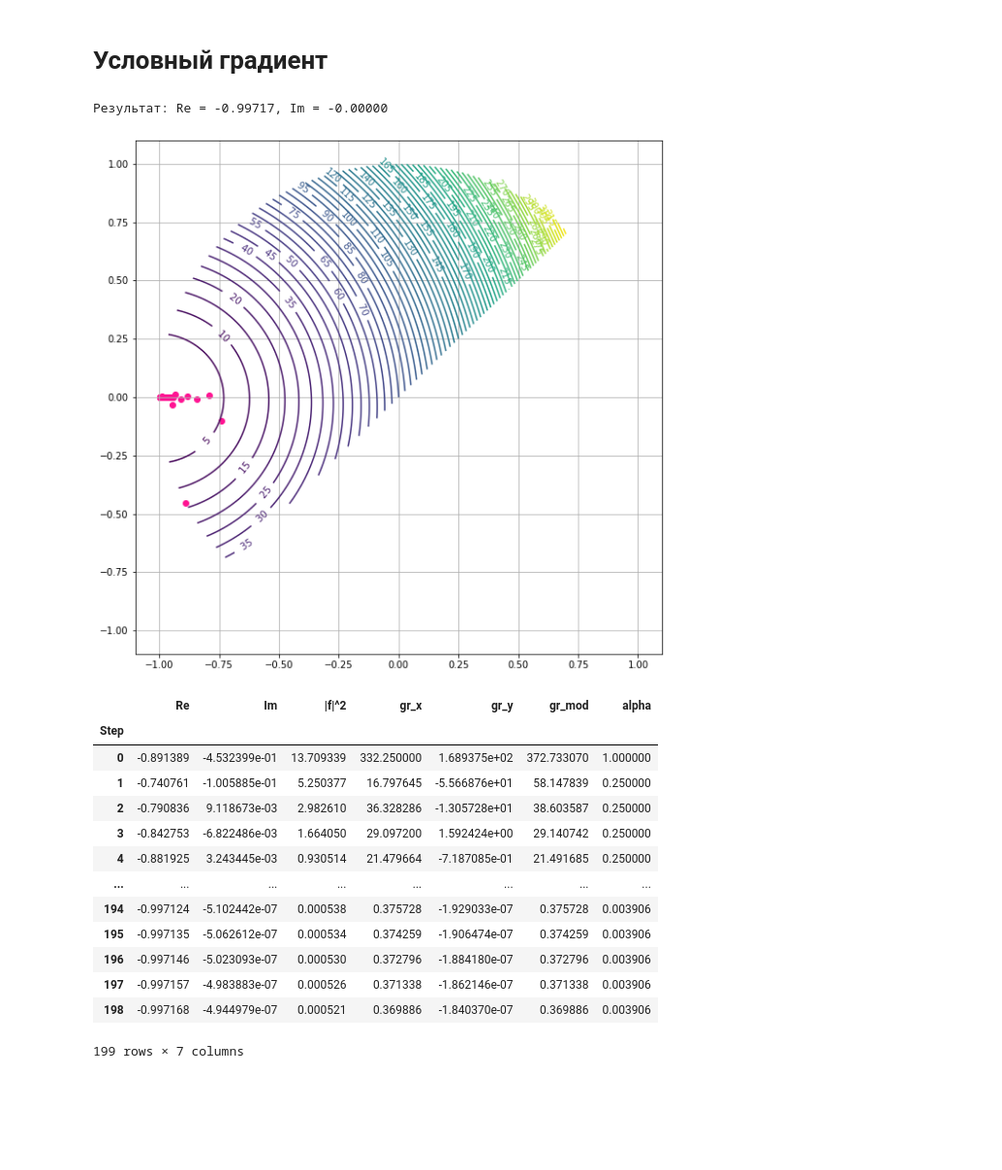
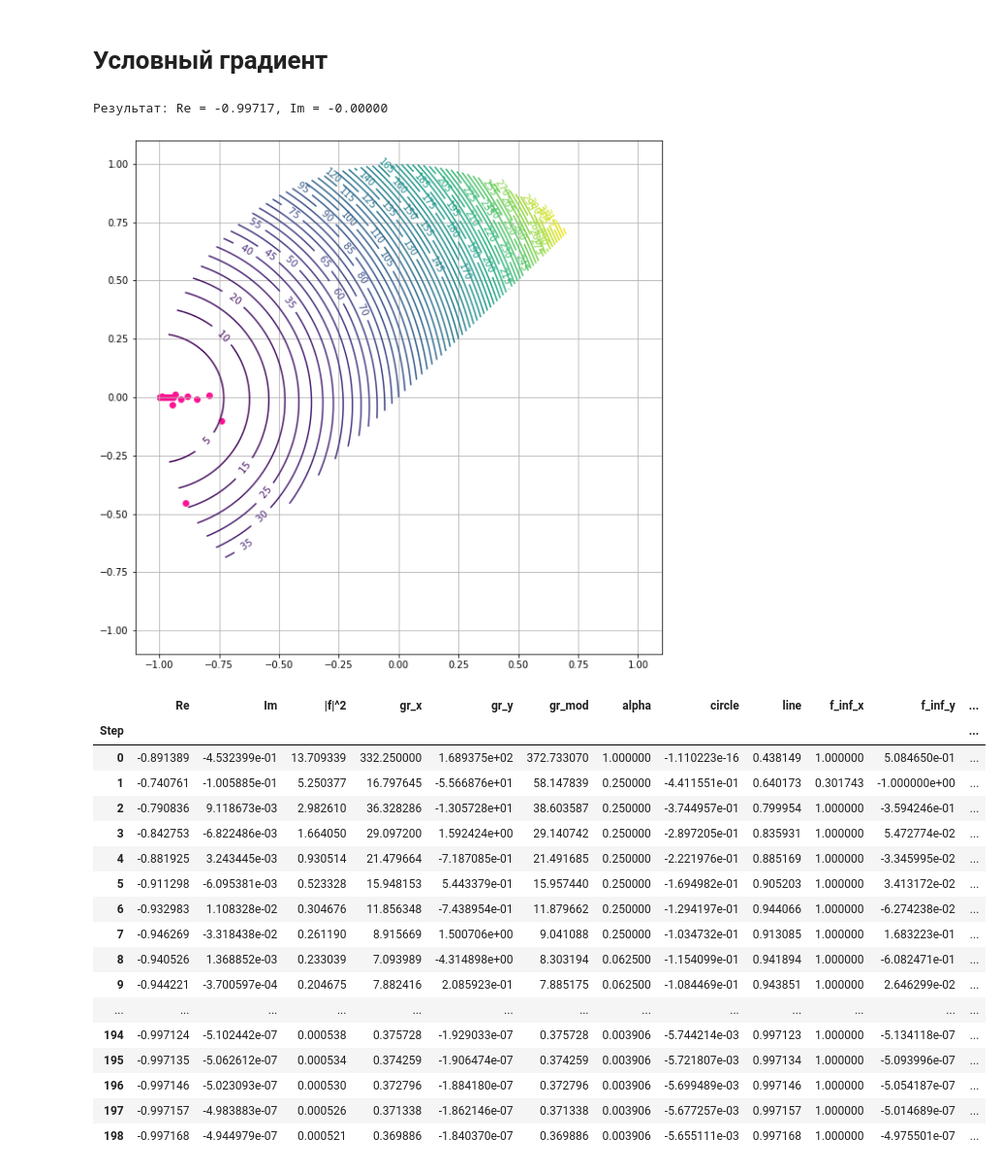
Before and after one commit to TurboGooseEdu/optimization-methods, a Jupyter notebook: Optimization3.ipynb, the cells around one changed output. Shown: that part at 97% size. Cells and saved outputs as stored; diff of their text form; code cells hidden in the pictures; blank space fills up the shorter version.

Commit message:
Add norm_inf

```diff
--- a/Optimization3.ipynb
+++ b/Optimization3.ipynb
@@ -31,20 +31,23 @@ def der_y(x, y):
 def circle(x, y):
     return x**2 + y**2 - R**2
 
-def circle_der_x(x, y):
+def circle_der_x(x):
     return 2 * x
 
-def circle_der_y(x, y):
+def circle_der_y(y):
     return 2 * y
 # %%
 def line(x, y):
     return y - x
 
-def line_der_x(x, y):
+def line_der_x():
     return -1
 
-def line_der_y(x, y):
+def line_der_y():
     return 1
+# %%
+def norm_inf(f_x, f_y):
+    return max(abs(f_x), abs(f_y))
 # %% [markdown]
 # Линии уровня функции |f(z)|^2
 # %%
@@ -67,6 +70,7 @@ show_contour()
 [figure]
 # %%
 def show_trace(x_history, y_history):
+    pd.set_option('display.max_rows', None)
     amount = np.int(1000)
     x = np.linspace(-R - 0.1, R + 0.1, amount)
     y = np.linspace(-R - 0.1, R + 0.1, amount)
@@ -78,18 +82,19 @@ def show_trace(x_history, y_history):
     ax = plt.subplot()
     cs = ax.contour(x, y, z, levels = 70)
     ax.clabel(cs, fmt = "%3.0f")
+    plt.grid()
     plt.scatter(x_history, y_history, c = 'deeppink')
-    plt.grid()
     plt.show()
 # %% [markdown]
 # Условный градиент
 # %%
-def gradient(x, y, tetta=0.5):
+def conditional_gradient(x, y, tetta=0.5):
     alpha = 1
     p_x = inf
     p_y = inf
-    data = {'Re': [], 'Im': [], '|f|^2': [], 'gr_x':[],
-            'gr_y':[], 'gr_mod':[], 'alpha' :[]}
+    data = {'Re':[], 'Im':[], '|f|^2':[], 'gr_x':[], 'gr_y':[], 'gr_mod':[],
+            'alpha':[], 'circle':[], 'line':[], 'f_inf_x':[], 'f_inf_y':[],
+            'circle_inf_x':[], 'circle_inf_y':[], 'line_inf_x':[], 'line_inf_y':[]}
     while fabs(p_x) > PRECISION and fabs(p_y) > PRECISION:
         gr_x = der_x(x, y)
         gr_y = der_y(x, y)
@@ -97,45 +102,57 @@ def gradient(x, y, tetta=0.5):
         x_k = -R * (gr_x) / gr_mod
         y_k = -R * (gr_y) / gr_mod
         p_x = x_k - x
         p_y = y_k - y
         new_x = x + alpha * p_x
         new_y = y + alpha * p_y
 
         if function(new_x, new_y) < function(x, y) and line(new_x, new_y) >= 0 and circle(new_x, new_y) <= 0:
             x = new_x
             y = new_y
             data['Re'].append(x)
             data['Im'].append(y)
             data['|f|^2'].append(function(x, y))
             data['gr_x'].append(gr_x)
             data['gr_y'].append(gr_y)
             data['gr_mod'].append(gr_mod)
             data['alpha'].append(alpha)
+            data['circle'].append(circle(x, y))
+            data['line'].append(line(x, y))
+            data['f_inf_x'].append(gr_x / norm_inf(gr_x, gr_y))
+            data['f_inf_y'].append(gr_y / norm_inf(gr_x, gr_y))
+            data['circle_inf_x'].append(circle_der_x(x) / norm_inf(circle_der_x(x), circle_der_y(y)))
+            data['circle_inf_y'].append(circle_der_y(y) / norm_inf(circle_der_x(x), circle_der_y(y)))
+            data['line_inf_x'].append(line_der_x() / norm_inf(line_der_x(), line_der_y()))
+            data['line_inf_y'].append(line_der_y() / norm_inf(line_der_x(), line_der_y()))
         else:
             alpha *= tetta
 
     data = pd.DataFrame(data)
     data.index.rename('Step', inplace=True)
     return complex(x, y), data
 
-res, data = gradient(0.5, 0.75)
+res, data = conditional_gradient(0.5, 0.75)
 print("Результат: Re = {:.5f}, Im = {:.5f}".format(res.real, res.imag))
 show_trace(data['Re'], data['Im'])
 data
 # %% [output]
 Результат: Re = -0.99717, Im = -0.00000
 [figure]
-|  | Re | Im | |f|^2 | gr_x | gr_y | gr_mod | alpha |
-| Step |  |  |  |  |  |  |  |
-| 0 | -0.891389 | -4.532399e-01 | 13.709339 | 332.250000 | 1.689375e+02 | 372.733070 | 1.000000 |
-| 1 | -0.740761 | -1.005885e-01 | 5.250377 | 16.797645 | -5.566876e+01 | 58.147839 | 0.250000 |
-| 2 | -0.790836 | 9.118673e-03 | 2.982610 | 36.328286 | -1.305728e+01 | 38.603587 | 0.250000 |
-| 3 | -0.842753 | -6.822486e-03 | 1.664050 | 29.097200 | 1.592424e+00 | 29.140742 | 0.250000 |
-| 4 | -0.881925 | 3.243445e-03 | 0.930514 | 21.479664 | -7.187085e-01 | 21.491685 | 0.250000 |
-| ... | ... | ... | ... | ... | ... | ... | ... |
-| 194 | -0.997124 | -5.102442e-07 | 0.000538 | 0.375728 | -1.929033e-07 | 0.375728 | 0.003906 |
-| 195 | -0.997135 | -5.062612e-07 | 0.000534 | 0.374259 | -1.906474e-07 | 0.374259 | 0.003906 |
-| 196 | -0.997146 | -5.023093e-07 | 0.000530 | 0.372796 | -1.884180e-07 | 0.372796 | 0.003906 |
-| 197 | -0.997157 | -4.983883e-07 | 0.000526 | 0.371338 | -1.862146e-07 | 0.371338 | 0.003906 |
-| 198 | -0.997168 | -4.944979e-07 | 0.000521 | 0.369886 | -1.840370e-07 | 0.369886 | 0.003906 |
+|  | Re | Im | |f|^2 | gr_x | gr_y | gr_mod | alpha | circle | line | f_inf_x | f_inf_y | ... |
+| Step |  |  |  |  |  |  |  |  |  |  |  | ... |
+| 0 | -0.891389 | -4.532399e-01 | 13.709339 | 332.250000 | 1.689375e+02 | 372.733070 | 1.000000 | -1.110223e-16 | 0.438149 | 1.000000 | 5.084650e-01 | ... |
+| 1 | -0.740761 | -1.005885e-01 | 5.250377 | 16.797645 | -5.566876e+01 | 58.147839 | 0.250000 | -4.411551e-01 | 0.640173 | 0.301743 | -1.000000e+00 | ... |
+| 2 | -0.790836 | 9.118673e-03 | 2.982610 | 36.328286 | -1.305728e+01 | 38.603587 | 0.250000 | -3.744957e-01 | 0.799954 | 1.000000 | -3.594246e-01 | ... |
+| 3 | -0.842753 | -6.822486e-03 | 1.664050 | 29.097200 | 1.592424e+00 | 29.140742 | 0.250000 | -2.897205e-01 | 0.835931 | 1.000000 | 5.472774e-02 | ... |
+| 4 | -0.881925 | 3.243445e-03 | 0.930514 | 21.479664 | -7.187085e-01 | 21.491685 | 0.250000 | -2.221976e-01 | 0.885169 | 1.000000 | -3.345995e-02 | ... |
+| 5 | -0.911298 | -6.095381e-03 | 0.523328 | 15.948153 | 5.443379e-01 | 15.957440 | 0.250000 | -1.694982e-01 | 0.905203 | 1.000000 | 3.413172e-02 | ... |
+| 6 | -0.932983 | 1.108328e-02 | 0.304676 | 11.856348 | -7.438954e-01 | 11.879662 | 0.250000 | -1.294197e-01 | 0.944066 | 1.000000 | -6.274238e-02 | ... |
+| 7 | -0.946269 | -3.318438e-02 | 0.261190 | 8.915669 | 1.500706e+00 | 9.041088 | 0.250000 | -1.034732e-01 | 0.913085 | 1.000000 | 1.683223e-01 | ... |
+| 8 | -0.940526 | 1.368852e-03 | 0.233039 | 7.093989 | -4.314898e+00 | 8.303194 | 0.062500 | -1.154099e-01 | 0.941894 | 1.000000 | -6.082471e-01 | ... |
+| 9 | -0.944221 | -3.700597e-04 | 0.204675 | 7.882416 | 2.085923e-01 | 7.885175 | 0.062500 | -1.084469e-01 | 0.943851 | 1.000000 | 2.646299e-02 | ... |
+| ... | ... | ... | ... | ... | ... | ... | ... | ... | ... | ... | ... | ... |
+| 194 | -0.997124 | -5.102442e-07 | 0.000538 | 0.375728 | -1.929033e-07 | 0.375728 | 0.003906 | -5.744214e-03 | 0.997123 | 1.000000 | -5.134118e-07 | ... |
+| 195 | -0.997135 | -5.062612e-07 | 0.000534 | 0.374259 | -1.906474e-07 | 0.374259 | 0.003906 | -5.721807e-03 | 0.997134 | 1.000000 | -5.093996e-07 | ... |
+| 196 | -0.997146 | -5.023093e-07 | 0.000530 | 0.372796 | -1.884180e-07 | 0.372796 | 0.003906 | -5.699489e-03 | 0.997146 | 1.000000 | -5.054187e-07 | ... |
+| 197 | -0.997157 | -4.983883e-07 | 0.000526 | 0.371338 | -1.862146e-07 | 0.371338 | 0.003906 | -5.677257e-03 | 0.997157 | 1.000000 | -5.014689e-07 | ... |
+| 198 | -0.997168 | -4.944979e-07 | 0.000521 | 0.369886 | -1.840370e-07 | 0.369886 | 0.003906 | -5.655111e-03 | 0.997168 | 1.000000 | -4.975501e-07 | ... |
-199 rows × 7 columns
```
